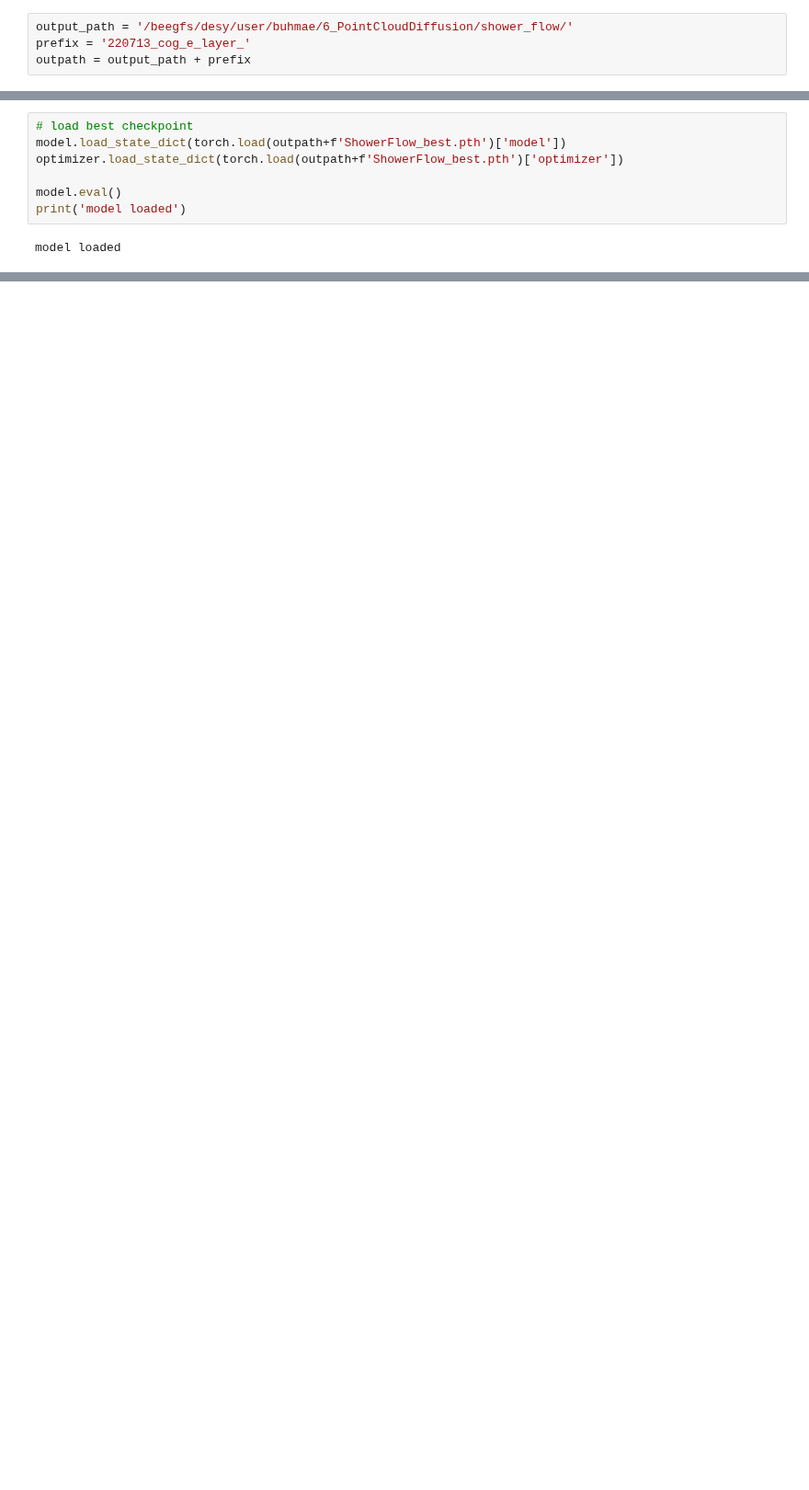
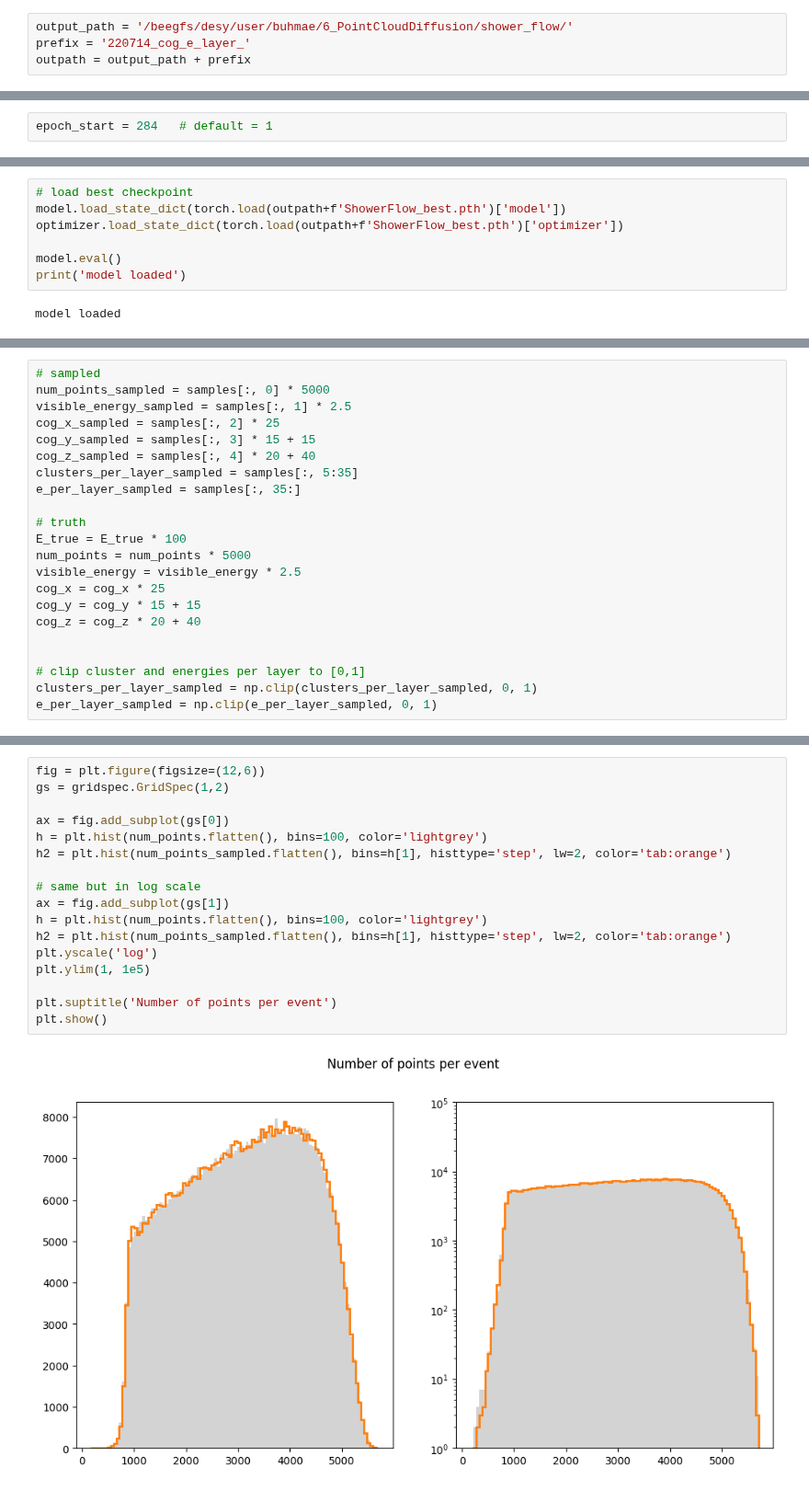
Before and after one commit to FLC-QU-hep/CaloClouds-3, a Jupyter notebook: ShowerFlow.ipynb, the cells around one changed output, grey strips where cells are left out. Shown at 92% size. Drawn from its saved outputs; the diff is of its cells as text; blank space fills up the shorter version.

```diff
--- a/ShowerFlow.ipynb
+++ b/ShowerFlow.ipynb
@@ -189,6 +190,6 @@ torch.Size([2048, 30])
 torch.Size([2048, 30])
 # %%
 output_path = '/beegfs/desy/user/buhmae/6_PointCloudDiffusion/shower_flow/'
-prefix = '220713_cog_e_layer_'
+prefix = '220714_cog_e_layer_'
 outpath = output_path + prefix
 # %%
@@ -206,3 +210,5 @@ epoch_start = 1   # default = 1
+# %%
+epoch_start = 284   # default = 1
 # %%
 model.train()
 
@@ -329,0 +366,22 @@ model loaded
+# %%
+# sampled
+num_points_sampled = samples[:, 0] * 5000
+visible_energy_sampled = samples[:, 1] * 2.5
+cog_x_sampled = samples[:, 2] * 25
+cog_y_sampled = samples[:, 3] * 15 + 15
+cog_z_sampled = samples[:, 4] * 20 + 40
+clusters_per_layer_sampled = samples[:, 5:35]
+e_per_layer_sampled = samples[:, 35:]
+
+# truth
+E_true = E_true * 100
+num_points = num_points * 5000
+visible_energy = visible_energy * 2.5
+cog_x = cog_x * 25
+cog_y = cog_y * 15 + 15
+cog_z = cog_z * 20 + 40
+
+
+# clip cluster and energies per layer to [0,1]
+clusters_per_layer_sampled = np.clip(clusters_per_layer_sampled, 0, 1)
+e_per_layer_sampled = np.clip(e_per_layer_sampled, 0, 1)
@@ -329,0 +396,19 @@ model loaded
+# %%
+fig = plt.figure(figsize=(12,6))
+gs = gridspec.GridSpec(1,2)
+
+ax = fig.add_subplot(gs[0])
+h = plt.hist(num_points.flatten(), bins=100, color='lightgrey')
+h2 = plt.hist(num_points_sampled.flatten(), bins=h[1], histtype='step', lw=2, color='tab:orange')
+
+# same but in log scale
+ax = fig.add_subplot(gs[1])
+h = plt.hist(num_points.flatten(), bins=100, color='lightgrey')
+h2 = plt.hist(num_points_sampled.flatten(), bins=h[1], histtype='step', lw=2, color='tab:orange')
+plt.yscale('log')
+plt.ylim(1, 1e5)
+
+plt.suptitle('Number of points per event')
+plt.show()
+# %% [output]
+[figure, added]
```
Also changed, not shown: parts of 18 cells of this notebook.
